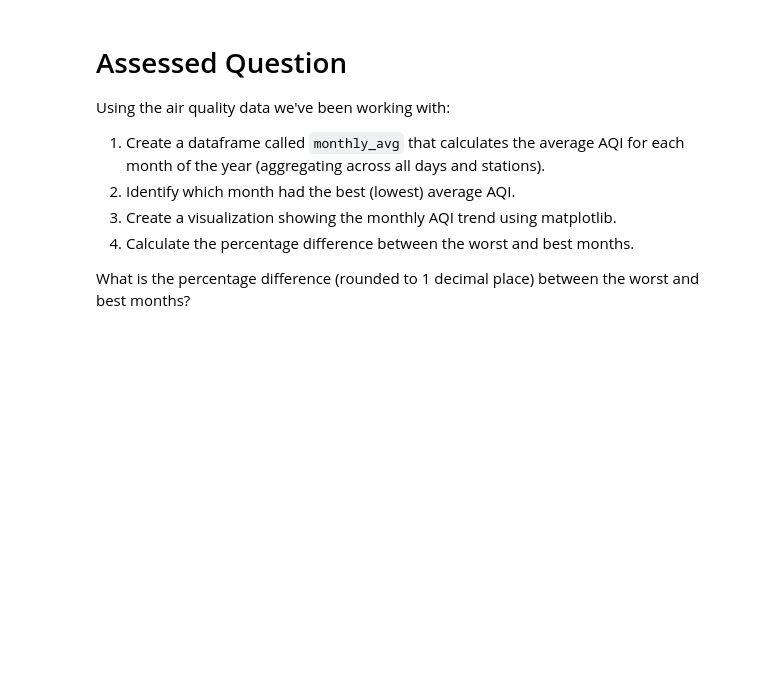
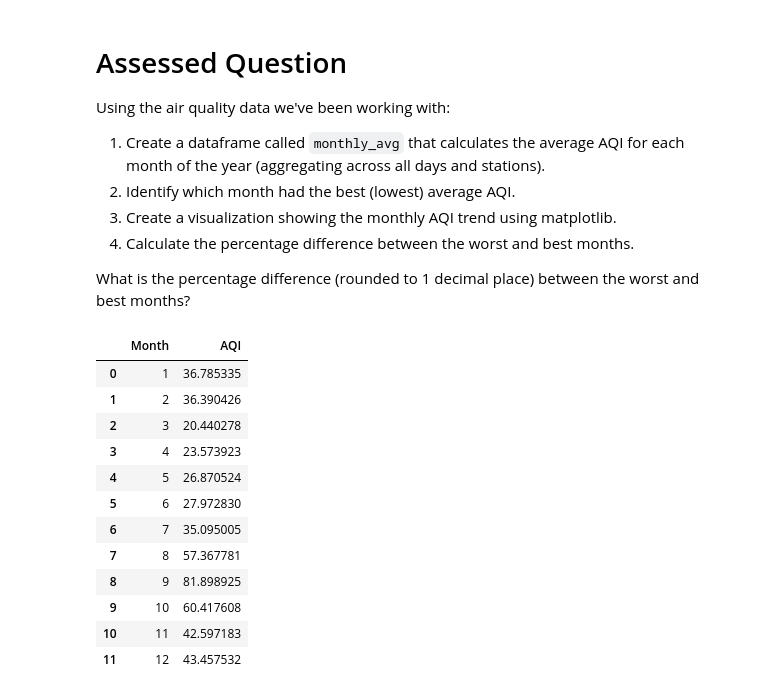
Before and after one commit to Maiasamberger/QM2, a Jupyter notebook: notebooks_2025_option_2/W03. Spatial Data.ipynb, the cells around one changed output. Saved outputs shown, nothing was run; the diff lists cells and outputs as text; code cells hidden in the pictures; blank space fills up the shorter version.

```diff
--- a/notebooks_2025_option_2/W03. Spatial Data.ipynb
+++ b/notebooks_2025_option_2/W03. Spatial Data.ipynb
@@ -651,3 +651,22 @@ Using the air quality data we've been working with:
 4. Calculate the percentage difference between the worst and best months.
 
 What is the percentage difference (rounded to 1 decimal place) between the worst and best months?
+# %%
+# 1. Create a dataframe called monthly_avg that calculates the average AQI for each month of the year (aggregating across all days and stations)
+
+monthly_avg = df.groupby('Month')['AQI'].mean().reset_index()
+monthly_avg
+# %% [output]
+|  | Month | AQI |
+| 0 | 1 | 36.785335 |
+| 1 | 2 | 36.390426 |
+| 2 | 3 | 20.440278 |
+| 3 | 4 | 23.573923 |
+| 4 | 5 | 26.870524 |
+| 5 | 6 | 27.972830 |
+| 6 | 7 | 35.095005 |
+| 7 | 8 | 57.367781 |
+| 8 | 9 | 81.898925 |
+| 9 | 10 | 60.417608 |
+| 10 | 11 | 42.597183 |
+| 11 | 12 | 43.457532 |
```
Also changed, not shown: parts of 4 cells of this notebook.
